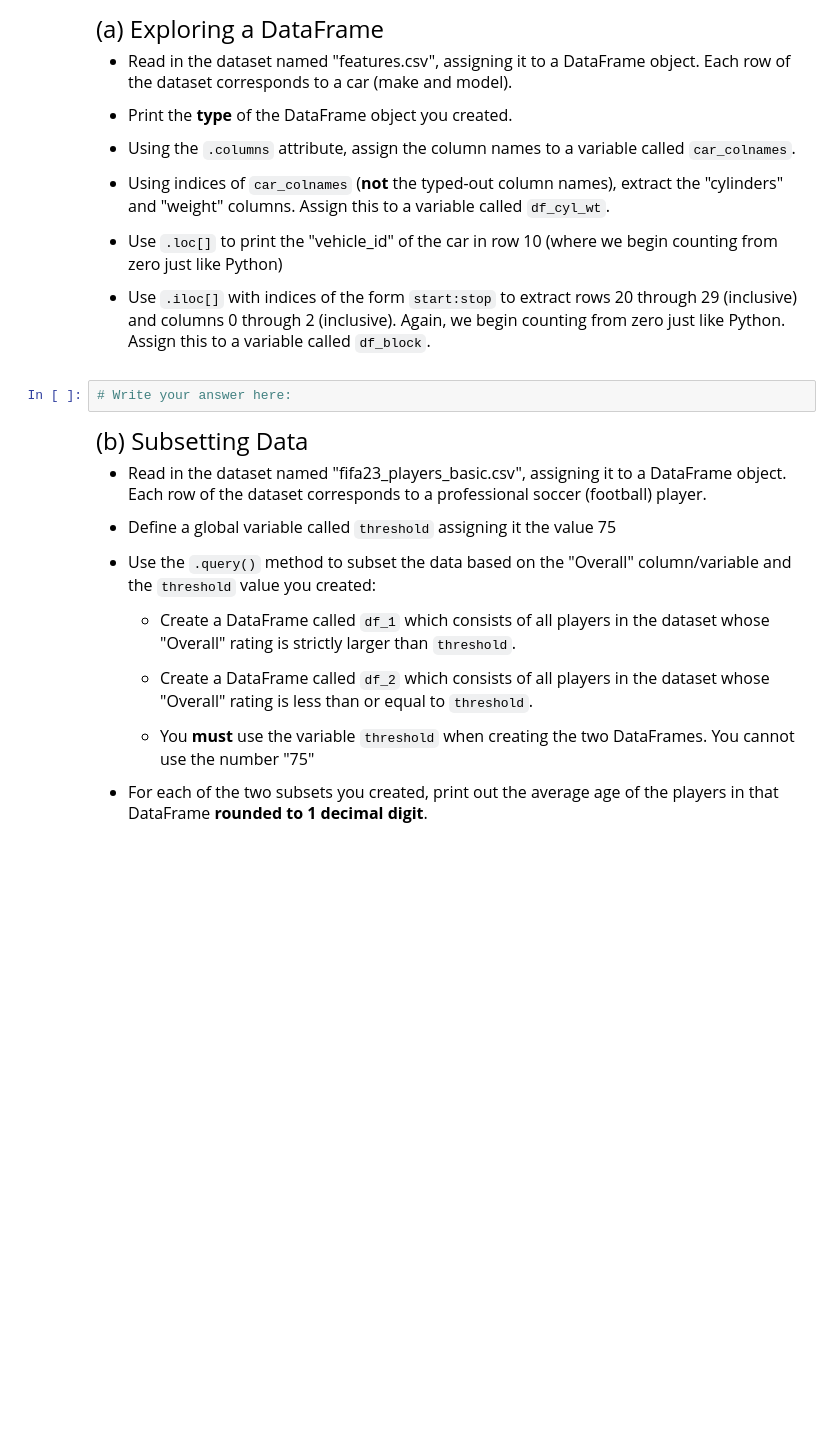
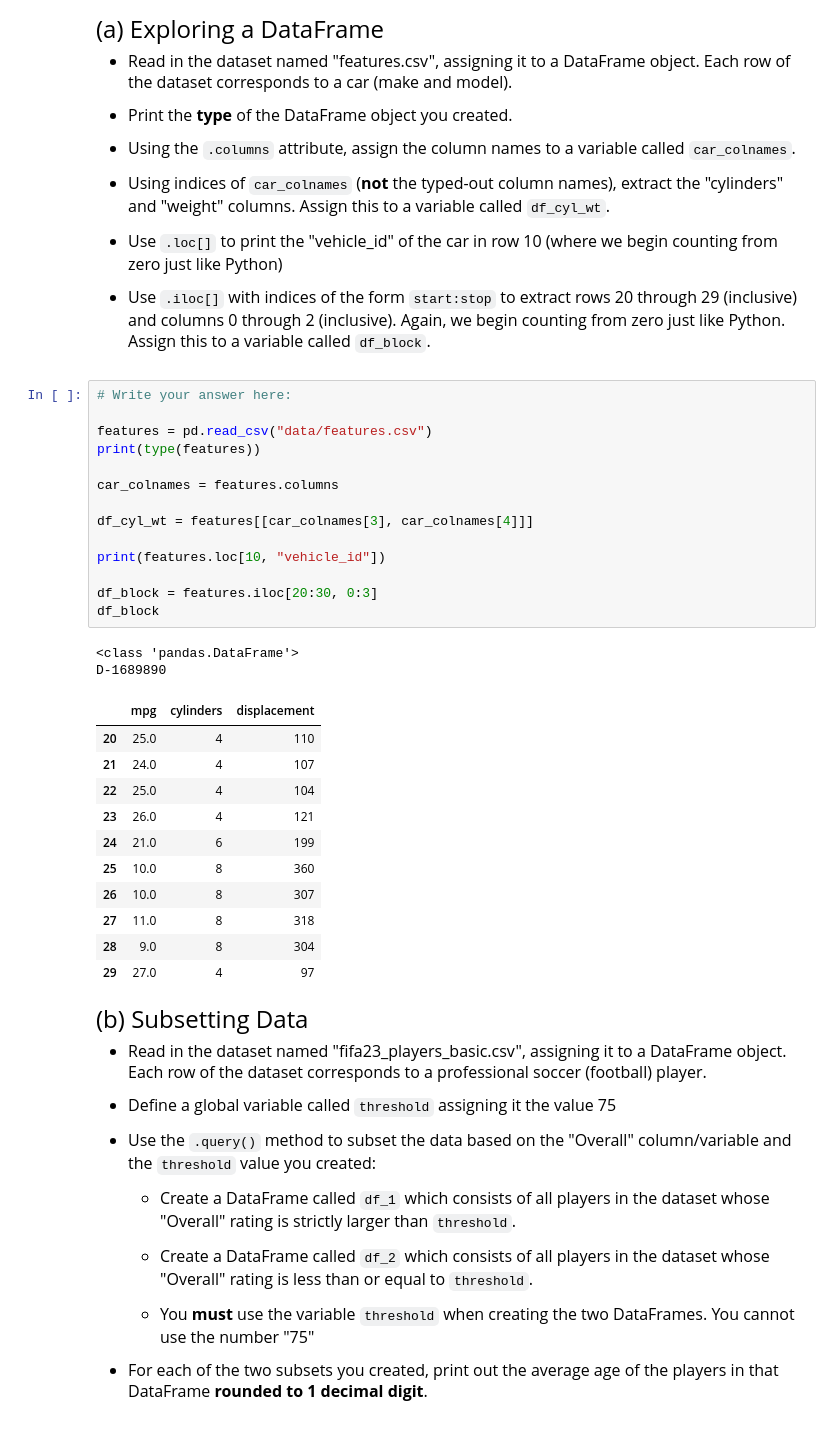
Before and after one commit to koeypan/datasci185fall2026, a Jupyter notebook: _assignments/assignment_07/Assignment7.ipynb, the cells around one changed output. Saved outputs shown, nothing was run; the diff lists cells and outputs as text; blank space fills up the shorter version.

```diff
--- a/_assignments/assignment_07/Assignment7.ipynb
+++ b/_assignments/assignment_07/Assignment7.ipynb
@@ -42,8 +42,34 @@ import matplotlib.pyplot as plt
 - Use `.loc[]` to print the "vehicle_id" of the car in row 10 (where we begin counting from zero just like Python)
 
 - Use `.iloc[]` with indices of the form `start:stop` to extract rows 20 through 29 (inclusive) and columns 0 through 2 (inclusive). Again, we begin counting from zero just like Python. Assign this to a variable called `df_block`.
-# %%
-# Write your answer here:
+# %%
+# Write your answer here:
+
+features = pd.read_csv("data/features.csv")
+print(type(features))
+
+car_colnames = features.columns
+
+df_cyl_wt = features[[car_colnames[3], car_colnames[4]]]
+
+print(features.loc[10, "vehicle_id"])
+
+df_block = features.iloc[20:30, 0:3]
+df_block
+# %% [output]
+<class 'pandas.DataFrame'>
+D-1689890
+|  | mpg | cylinders | displacement |
+| 20 | 25.0 | 4 | 110 |
+| 21 | 24.0 | 4 | 107 |
+| 22 | 25.0 | 4 | 104 |
+| 23 | 26.0 | 4 | 121 |
+| 24 | 21.0 | 6 | 199 |
+| 25 | 10.0 | 8 | 360 |
+| 26 | 10.0 | 8 | 307 |
+| 27 | 11.0 | 8 | 318 |
+| 28 | 9.0 | 8 | 304 |
+| 29 | 27.0 | 4 | 97 |
 # %% [markdown]
 <font size = "5">
 
```
Also changed, not shown: parts of 12 cells of this notebook, 5 other files.
